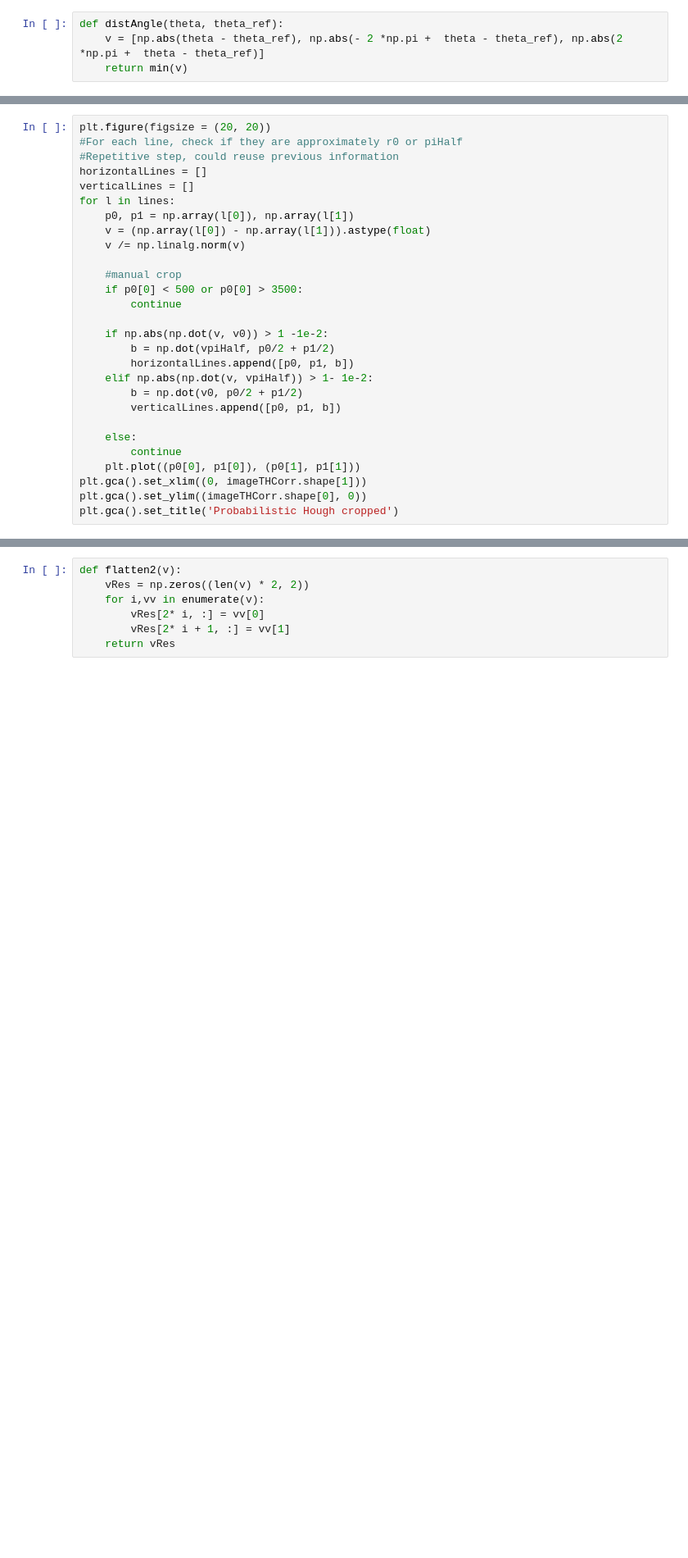
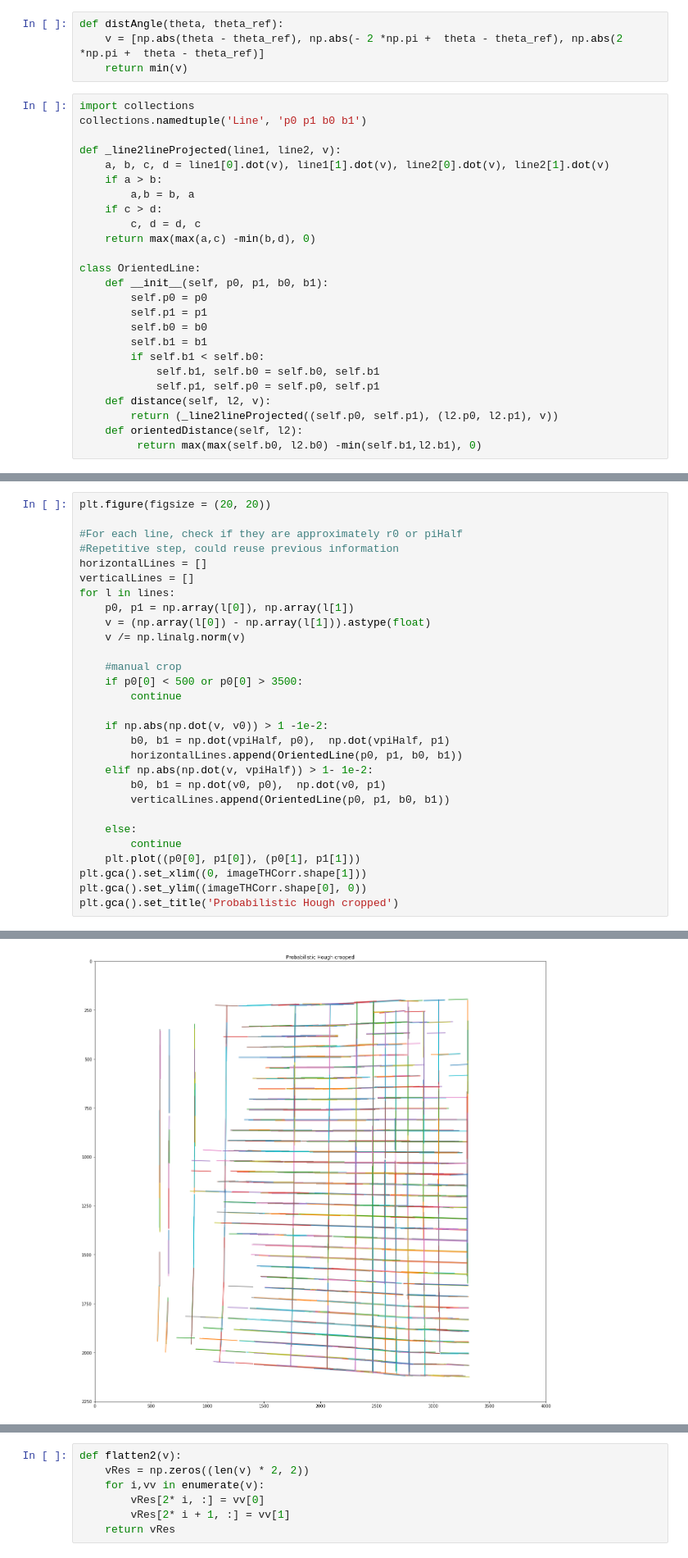
Before and after one commit to gbernardino/toolsCMRC, a Jupyter notebook: formReader.ipynb, the cells around one changed output, grey strips where cells are left out. Shown at 82% size. Drawn from its saved outputs; the diff is of its cells as text; blank space fills up the shorter version.

```diff
--- a/formReader.ipynb
+++ b/formReader.ipynb
@@ -69,6 +77,31 @@ plt.gca().set_title('Probabilistic Hough')
 def distAngle(theta, theta_ref):
     v = [np.abs(theta - theta_ref), np.abs(- 2 *np.pi +  theta - theta_ref), np.abs(2 *np.pi +  theta - theta_ref)]
     return min(v)
+# %%
+import collections
+collections.namedtuple('Line', 'p0 p1 b0 b1')
+
+def _line2lineProjected(line1, line2, v):
+    a, b, c, d = line1[0].dot(v), line1[1].dot(v), line2[0].dot(v), line2[1].dot(v)
+    if a > b:
+        a,b = b, a
+    if c > d:
+        c, d = d, c
+    return max(max(a,c) -min(b,d), 0)
+
+class OrientedLine:
+    def __init__(self, p0, p1, b0, b1):
+        self.p0 = p0
+        self.p1 = p1
+        self.b0 = b0
+        self.b1 = b1
+        if self.b1 < self.b0:
+            self.b1, self.b0 = self.b0, self.b1
+            self.p1, self.p0 = self.p0, self.p1
+    def distance(self, l2, v):
+        return (_line2lineProjected((self.p0, self.p1), (l2.p0, l2.p1), v))
+    def orientedDistance(self, l2):
+         return max(max(self.b0, l2.b0) -min(self.b1,l2.b1), 0)
 # %%
 #Assume they are relatively near 0 and pi/2m
 rhos0 = []
@@ -141,5 +130,6 @@ l
 # %%
 plt.figure(figsize = (20, 20))
+
 #For each line, check if they are approximately r0 or piHalf
 #Repetitive step, could reuse previous information
 horizontalLines = []
@@ -154,11 +144,11 @@ for l in lines:
         continue
 
     if np.abs(np.dot(v, v0)) > 1 -1e-2:
-        b = np.dot(vpiHalf, p0/2 + p1/2)
-        horizontalLines.append([p0, p1, b])
+        b0, b1 = np.dot(vpiHalf, p0),  np.dot(vpiHalf, p1)
+        horizontalLines.append(OrientedLine(p0, p1, b0, b1))
     elif np.abs(np.dot(v, vpiHalf)) > 1- 1e-2:
-        b = np.dot(v0, p0/2 + p1/2)
-        verticalLines.append([p0, p1, b])
+        b0, b1 = np.dot(v0, p0),  np.dot(v0, p1)
+        verticalLines.append(OrientedLine(p0, p1, b0, b1))
 
     else:
         continue
@@ -166,3 +156,4 @@ for l in lines:
 plt.gca().set_xlim((0, imageTHCorr.shape[1]))
 plt.gca().set_ylim((imageTHCorr.shape[0], 0))
 plt.gca().set_title('Probabilistic Hough cropped')
+# %% [output]
@@ -169,3 +161,4 @@ plt.gca().set_title('Probabilistic Hough cropped')
+[figure, added]
 # %%
 class Labels:
     def __init__(self, n):
```
Also changed, not shown: parts of 21 cells of this notebook, 1 other file.
